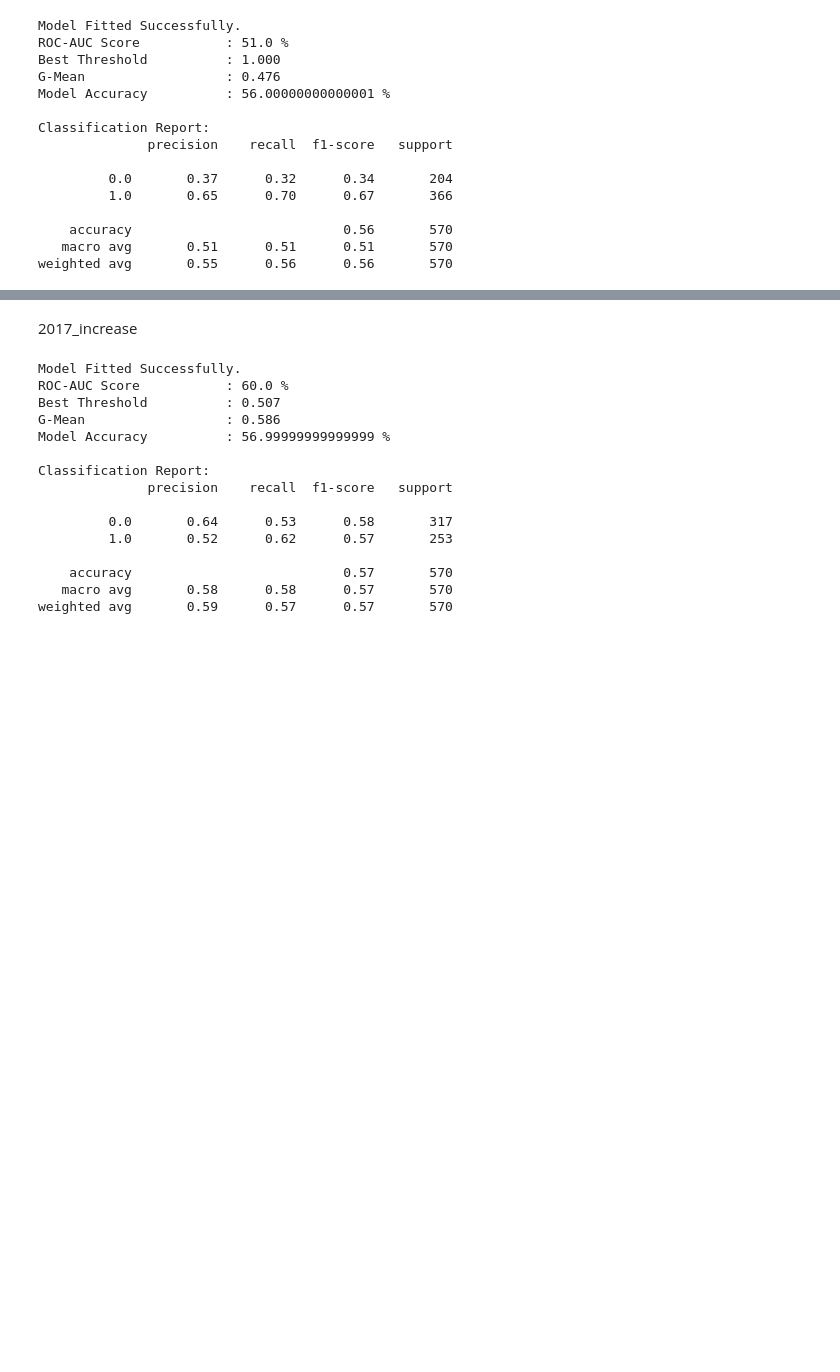
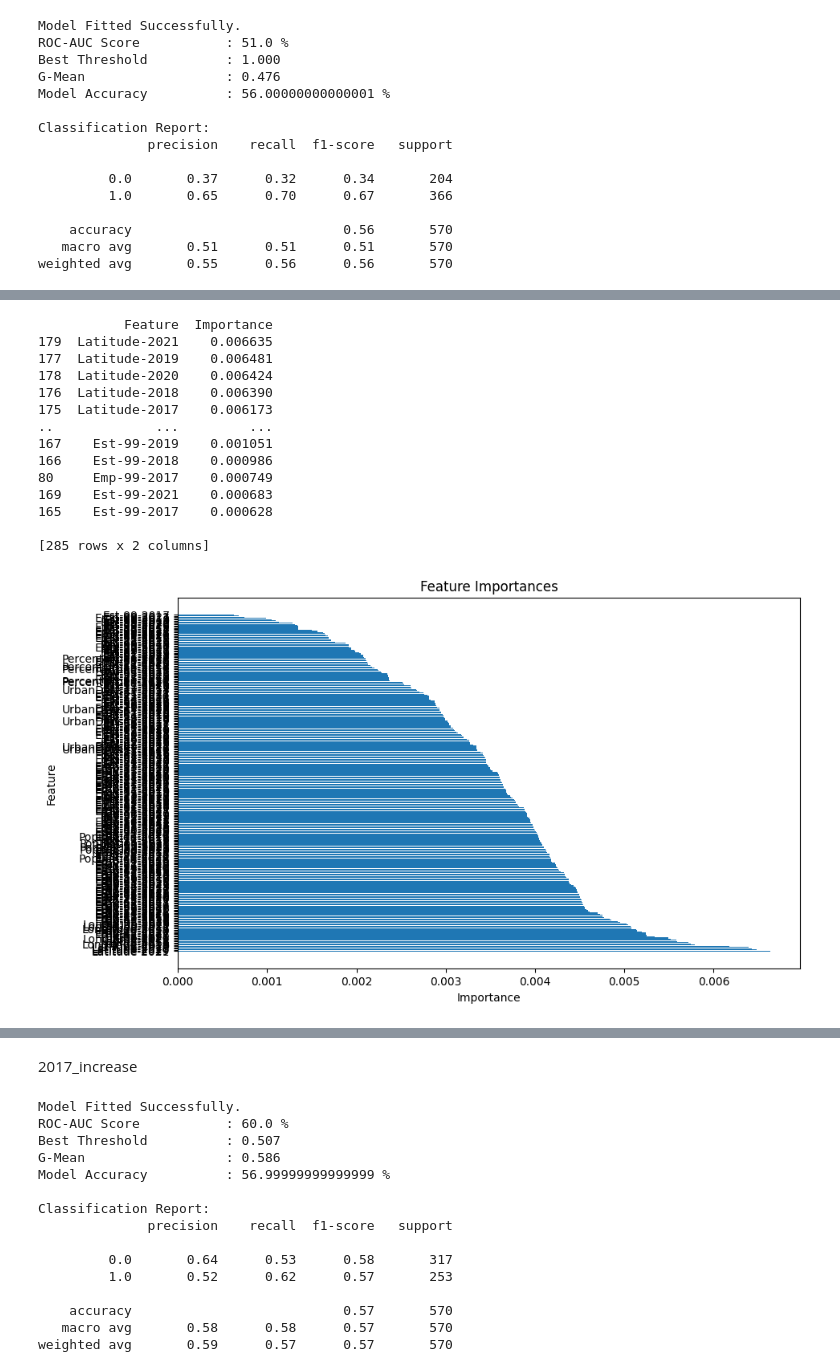
Before and after one commit to pchj/ModelEarth-RealityStream, a Jupyter notebook: models/Bees_Model_and_Future_Template.ipynb, the cells around one changed output, grey strips where cells are left out. Saved outputs shown, nothing was run; the diff lists cells and outputs as text; code cells hidden in the pictures; blank space fills up the shorter version.

```diff
--- a/models/Bees_Model_and_Future_Template.ipynb
+++ b/models/Bees_Model_and_Future_Template.ipynb
@@ -416,3 +451,6 @@ Classification Report:
     accuracy                           0.56       570
    macro avg       0.51      0.51      0.51       570
 weighted avg       0.55      0.56      0.56       570
+# %%
+model_RF = RandomForestClassifier(n_jobs=3, n_estimators=500, criterion="gini", random_state=42)
+model_RF, y_pred = train_model(model_RF, X_train_imputed, y_train, X_test_imputed, y_test, False)
@@ -418,0 +473,34 @@ weighted avg       0.55      0.56      0.56       570
+# %%
+import matplotlib.pyplot as plt
+feature_importances = model_RF.feature_importances_
+
+# Create a DataFrame to display feature importances
+importance_df = pd.DataFrame({'Feature': X_train.columns, 'Importance': feature_importances})
+importance_df = importance_df.sort_values(by='Importance', ascending=False)
+
+# Display feature importances
+print(importance_df)
+
+# Plot feature importances
+plt.figure(figsize=(10, 6))
+plt.barh(importance_df['Feature'], importance_df['Importance'])
+plt.xlabel('Importance')
+plt.ylabel('Feature')
+plt.title('Feature Importances')
+plt.show()
+# %% [output]
+           Feature  Importance
+179  Latitude-2021    0.006635
+177  Latitude-2019    0.006481
+178  Latitude-2020    0.006424
+176  Latitude-2018    0.006390
+175  Latitude-2017    0.006173
+..             ...         ...
+167    Est-99-2019    0.001051
+166    Est-99-2018    0.000986
+80     Emp-99-2017    0.000749
+169    Est-99-2021    0.000683
+165    Est-99-2017    0.000628
+
+[285 rows x 2 columns]
+[figure, added]
```
Also changed, not shown: parts of 9 cells of this notebook.
